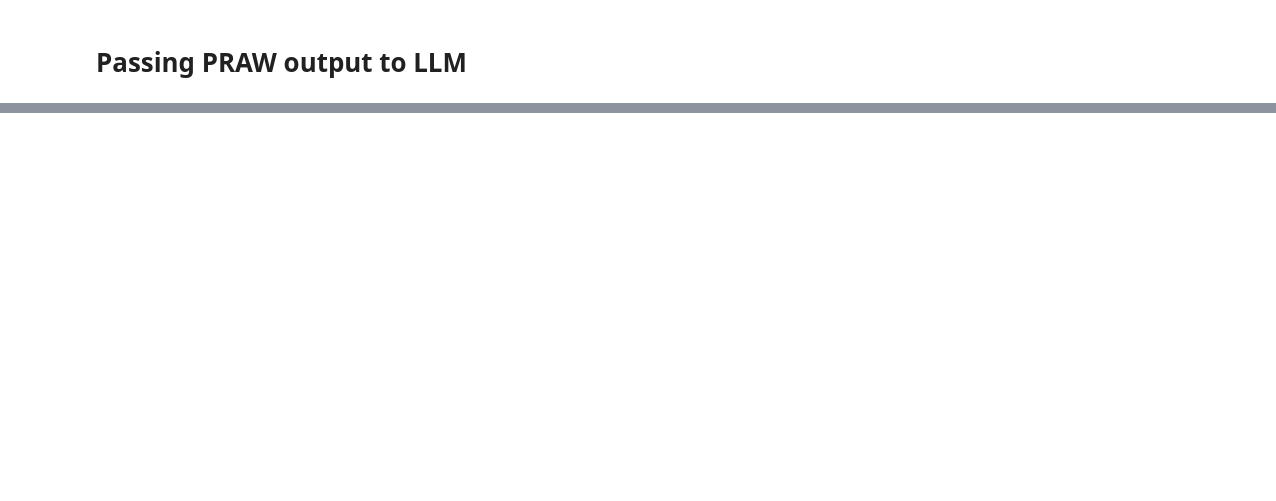
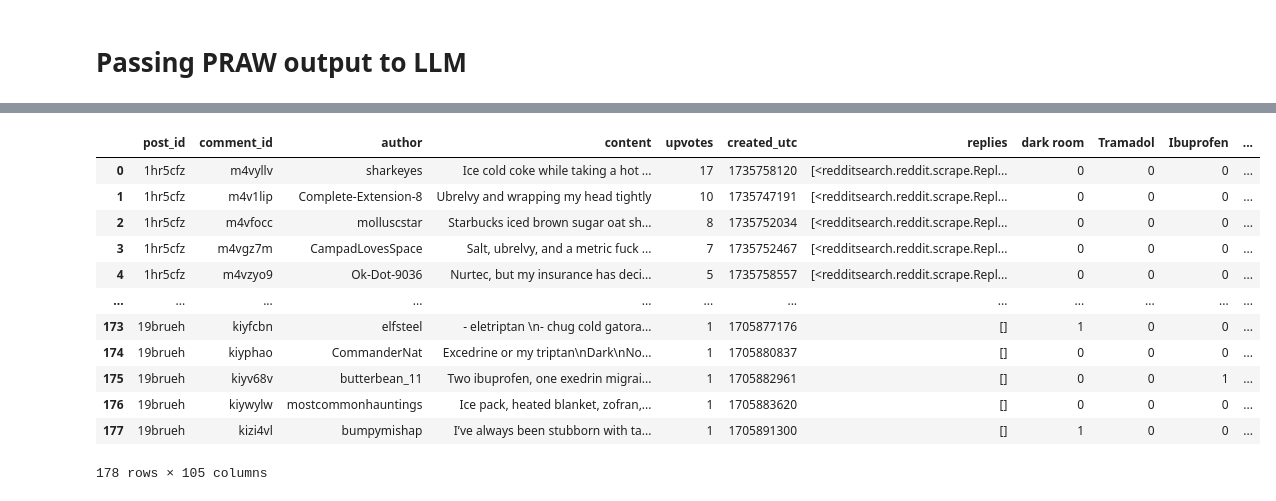
Before and after one commit to L33T-Snack3r/reddit-search, a Jupyter notebook: testing/openai_api.ipynb, the cells around one changed output, grey strips where cells are left out. Cells and saved outputs as stored; diff of their text form; code cells hidden in the pictures; blank space fills up the shorter version.

```diff
--- a/testing/openai_api.ipynb
+++ b/testing/openai_api.ipynb
@@ -212,0 +417,46 @@ class Summarizer():
+# %%
+import pandas as pd
+
+def onehotencode(df: pd.DataFrame,
+                 keywords: set,
+                 content_key: str = 'content'
+                 ) -> pd.DataFrame:
+
+    for keyword in keywords:
+        df[keyword] = df[content_key].str.contains(rf'\b{keyword}\b', case=False).astype(int)
+
+    return df
+
+def get_keyword_counts(df : pd.DataFrame,
+                       keywords : set
+                       ):
+
+    keyword_sums = df[list(keywords)].sum()
+
+    # Sort the keywords by their total mentions in descending order
+    sorted_keywords = keyword_sums[keyword_sums > 0].sort_values(ascending=False)
+
+    # Extract the sorted keywords and their corresponding mentions
+    result = {
+        "keywords": sorted_keywords.index.tolist(),
+        "mentions": sorted_keywords.values.tolist()
+    }
+
+    return result
+# %%
+x = onehotencode(comments_df, all_keywords)
+x
+# %% [output]
+|  | post_id | comment_id | author | content | upvotes | created_utc | replies | dark room | Tramadol | Ibuprofen | ... |
+| 0 | 1hr5cfz | m4vyllv | sharkeyes | Ice cold coke while taking a hot ... | 17 | 1735758120 | [<redditsearch.reddit.scrape.Repl... | 0 | 0 | 0 | ... |
+| 1 | 1hr5cfz | m4v1lip | Complete-Extension-8 | Ubrelvy and wrapping my head tightly | 10 | 1735747191 | [<redditsearch.reddit.scrape.Repl... | 0 | 0 | 0 | ... |
+| 2 | 1hr5cfz | m4vfocc | molluscstar | Starbucks iced brown sugar oat sh... | 8 | 1735752034 | [<redditsearch.reddit.scrape.Repl... | 0 | 0 | 0 | ... |
+| 3 | 1hr5cfz | m4vgz7m | CampadLovesSpace | Salt, ubrelvy, and a metric fuck ... | 7 | 1735752467 | [<redditsearch.reddit.scrape.Repl... | 0 | 0 | 0 | ... |
+| 4 | 1hr5cfz | m4vzyo9 | Ok-Dot-9036 | Nurtec, but my insurance has deci... | 5 | 1735758557 | [<redditsearch.reddit.scrape.Repl... | 0 | 0 | 0 | ... |
+| ... | ... | ... | ... | ... | ... | ... | ... | ... | ... | ... | ... |
+| 173 | 19brueh | kiyfcbn | elfsteel | - eletriptan \n- chug cold gatora... | 1 | 1705877176 | [] | 1 | 0 | 0 | ... |
+| 174 | 19brueh | kiyphao | CommanderNat | Excedrine or my triptan\nDark\nNo... | 1 | 1705880837 | [] | 0 | 0 | 0 | ... |
+| 175 | 19brueh | kiyv68v | butterbean_11 | Two ibuprofen, one exedrin migrai... | 1 | 1705882961 | [] | 0 | 0 | 1 | ... |
+| 176 | 19brueh | kiywylw | mostcommonhauntings | Ice pack, heated blanket, zofran,... | 1 | 1705883620 | [] | 0 | 0 | 0 | ... |
+| 177 | 19brueh | kizi4vl | bumpymishap | I’ve always been stubborn with ta... | 1 | 1705891300 | [] | 1 | 0 | 0 | ... |
+178 rows × 105 columns
```
Also changed, not shown: parts of 24 cells of this notebook, 2 other files.
